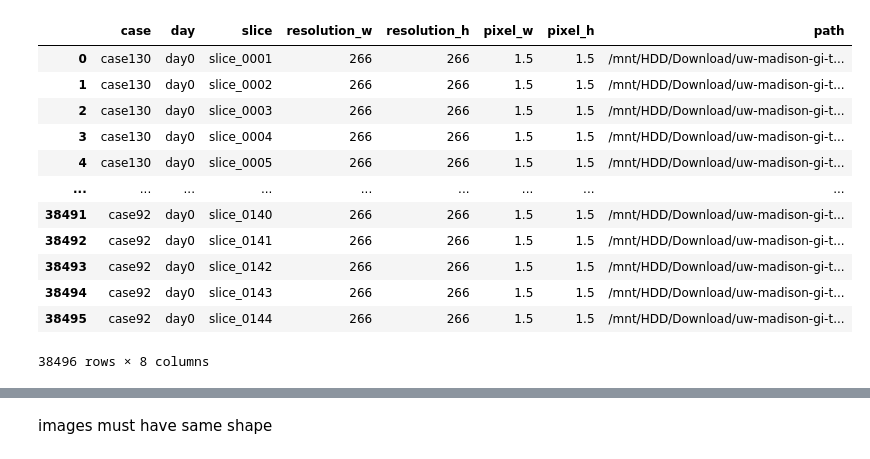
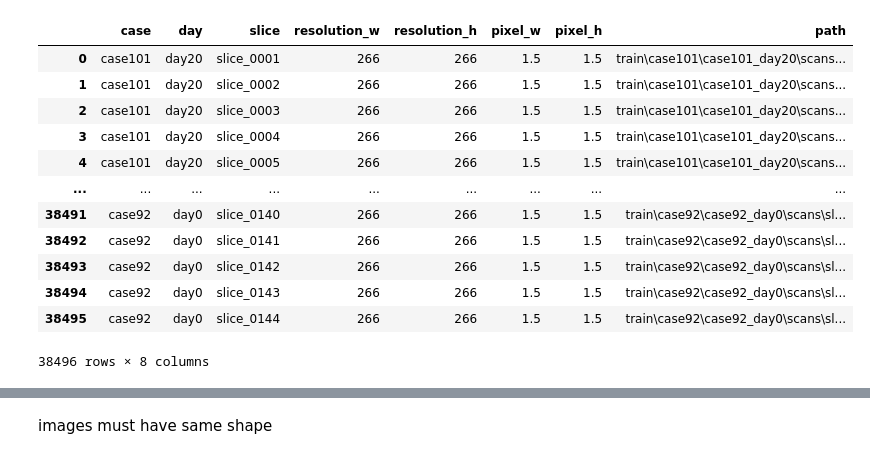
Before and after one commit to LorenzoBoccalon/random-shoot, a Jupyter notebook: u-net-image-segmentation.ipynb, the cells around one changed output, grey strips where cells are left out. Drawn from its saved outputs; the diff is of its cells as text; code cells hidden in the pictures.

```diff
--- a/u-net-image-segmentation.ipynb
+++ b/u-net-image-segmentation.ipynb
@@ -24,29 +28,36 @@ Columns
 * class - the predicted class for the object
 * segmentation - RLE-encoded pixels for the identified object
 # %%
+from IPython.display import display
 from PIL import Image
-from IPython.display import display
+from scipy.spatial.distance import directed_hausdorff
+from skimage.transform import resize
+from sklearn.model_selection import train_test_split
 from torch.utils.data import Dataset, DataLoader
-from skimage.transform import resize
+import datetime
+import glob
+import matplotlib.colors as mcolors
+import matplotlib.pyplot as plt
 import numpy as np
+import os
 import pandas as pd
-import matplotlib.pyplot as plt
+import pickle
+import random
+import re
+import time
 import torch
 import torch.nn as nn
 import torch.optim as optim
-import glob
-import os
-import time
-import re
+import tqdm
 
-from common import DATASET_FOLDER, DATASET_CSV
+DATASET_CSV = "train_notna.csv.zip"
+print(device := torch.device("cuda" if torch.cuda.is_available() else "cpu"))
 
 files = []
-for dirname, _, filenames in os.walk(DATASET_FOLDER + "train/"):
+for dirname, _, filenames in os.walk("train\\"):
     for filename in filenames:
         files.append(os.path.join(dirname, filename))
 
-
 print("n files:", len(files))
 print(files[:5])
 # %% [output]
@@ -55,38 +116,38 @@ n files: 38496
 # %%
 input_paths_metadata = []
-pattern = r".*(case\d+)_(day\d+)/scans/(slice_\d+)_(\d+)_(\d+)_(\d+\.\d+)_(\d+.\d+).png$"
+pattern = r".*(case\d+)_(day\d+)\\scans\\(slice_\d+)_(\d+)_(\d+)_(\d+\.\d+)_(\d+.\d+).png$"
 for f in files:
     m = re.match(pattern, f)
     if m:
         input_paths_metadata.append(
             dict(
                 case=m.group(1),
                 day=m.group(2),
                 slice=m.group(3),
                 resolution_w=int(m.group(4)),
                 resolution_h=int(m.group(5)),
                 pixel_w=float(m.group(6)),
                 pixel_h=float(m.group(7)),
                 path=f,
             )
         )
     else:
         print("no match!")
-input_paths_metadata = pd.DataFrame(input_paths_metadata)
-input_paths_metadata
+input_paths_metadata_df = pd.DataFrame(input_paths_metadata)
+input_paths_metadata_df
 # %% [output]
 |  | case | day | slice | resolution_w | resolution_h | pixel_w | pixel_h | path |
-| 0 | case130 | day0 | slice_0001 | 266 | 266 | 1.5 | 1.5 | /mnt/HDD/Download/uw-madison-gi-t... |
-| 1 | case130 | day0 | slice_0002 | 266 | 266 | 1.5 | 1.5 | /mnt/HDD/Download/uw-madison-gi-t... |
-| 2 | case130 | day0 | slice_0003 | 266 | 266 | 1.5 | 1.5 | /mnt/HDD/Download/uw-madison-gi-t... |
-| 3 | case130 | day0 | slice_0004 | 266 | 266 | 1.5 | 1.5 | /mnt/HDD/Download/uw-madison-gi-t... |
-| 4 | case130 | day0 | slice_0005 | 266 | 266 | 1.5 | 1.5 | /mnt/HDD/Download/uw-madison-gi-t... |
+| 0 | case101 | day20 | slice_0001 | 266 | 266 | 1.5 | 1.5 | train\case101\case101_day20\scans... |
+| 1 | case101 | day20 | slice_0002 | 266 | 266 | 1.5 | 1.5 | train\case101\case101_day20\scans... |
+| 2 | case101 | day20 | slice_0003 | 266 | 266 | 1.5 | 1.5 | train\case101\case101_day20\scans... |
+| 3 | case101 | day20 | slice_0004 | 266 | 266 | 1.5 | 1.5 | train\case101\case101_day20\scans... |
+| 4 | case101 | day20 | slice_0005 | 266 | 266 | 1.5 | 1.5 | train\case101\case101_day20\scans... |
 | ... | ... | ... | ... | ... | ... | ... | ... | ... |
-| 38491 | case92 | day0 | slice_0140 | 266 | 266 | 1.5 | 1.5 | /mnt/HDD/Download/uw-madison-gi-t... |
-| 38492 | case92 | day0 | slice_0141 | 266 | 266 | 1.5 | 1.5 | /mnt/HDD/Download/uw-madison-gi-t... |
-| 38493 | case92 | day0 | slice_0142 | 266 | 266 | 1.5 | 1.5 | /mnt/HDD/Download/uw-madison-gi-t... |
-| 38494 | case92 | day0 | slice_0143 | 266 | 266 | 1.5 | 1.5 | /mnt/HDD/Download/uw-madison-gi-t... |
-| 38495 | case92 | day0 | slice_0144 | 266 | 266 | 1.5 | 1.5 | /mnt/HDD/Download/uw-madison-gi-t... |
+| 38491 | case92 | day0 | slice_0140 | 266 | 266 | 1.5 | 1.5 | train\case92\case92_day0\scans\sl... |
+| 38492 | case92 | day0 | slice_0141 | 266 | 266 | 1.5 | 1.5 | train\case92\case92_day0\scans\sl... |
+| 38493 | case92 | day0 | slice_0142 | 266 | 266 | 1.5 | 1.5 | train\case92\case92_day0\scans\sl... |
+| 38494 | case92 | day0 | slice_0143 | 266 | 266 | 1.5 | 1.5 | train\case92\case92_day0\scans\sl... |
+| 38495 | case92 | day0 | slice_0144 | 266 | 266 | 1.5 | 1.5 | train\case92\case92_day0\scans\sl... |
 38496 rows × 8 columns
 # %%
 df = pd.read_csv(DATASET_CSV, index_col=0)
```
Also changed, not shown: parts of 34 cells of this notebook, 6 other files.
